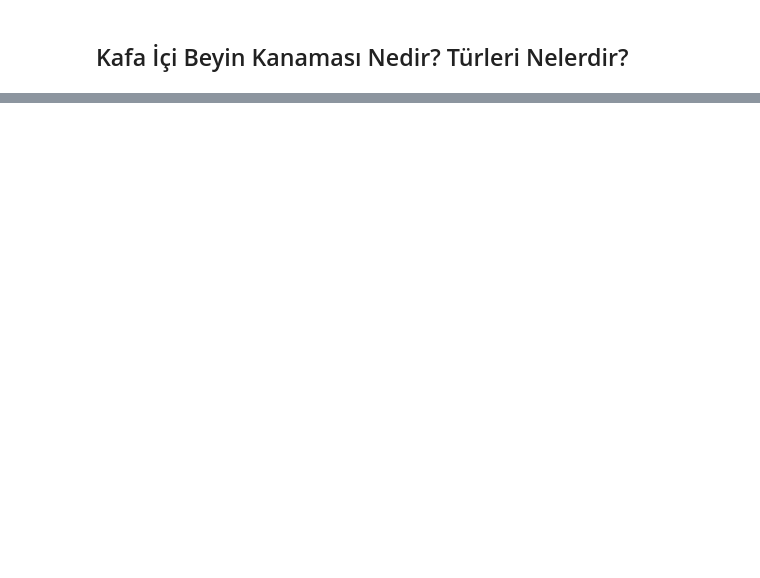
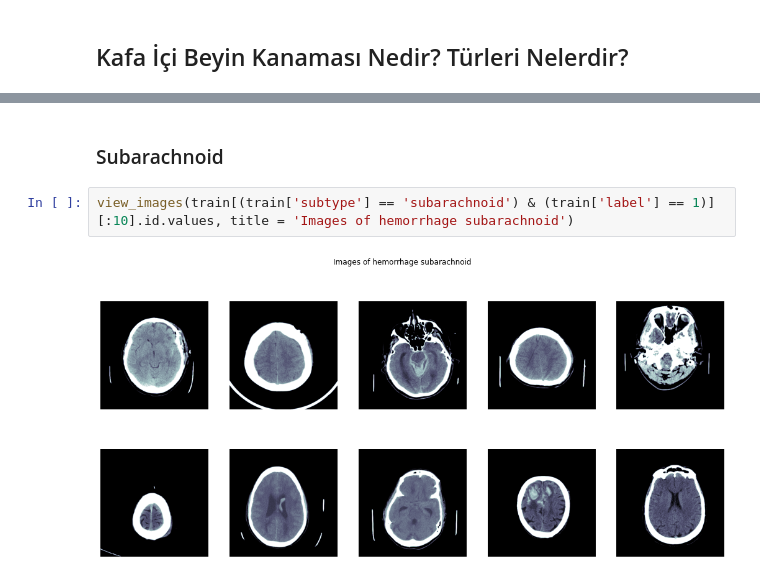
Before and after one commit to anildursunipek/Data-science-and-ML-notebook, a Jupyter notebook: hemorrhage-detection-eda.ipynb, the cells around one changed output, grey strips where cells are left out. Saved outputs shown, nothing was run; the diff lists cells and outputs as text; blank space fills up the shorter version.

```diff
--- a/hemorrhage-detection-eda.ipynb
+++ b/hemorrhage-detection-eda.ipynb
@@ -205,0 +281,6 @@ Dataset.file_meta -------------------------------
+# %% [markdown]
+### Subarachnoid
+# %%
+view_images(train[(train['subtype'] == 'subarachnoid') & (train['label'] == 1)][:10].id.values, title = 'Images of hemorrhage subarachnoid')
+# %% [output]
+[figure, added]
```
Also changed, not shown: parts of 11 cells of this notebook.
